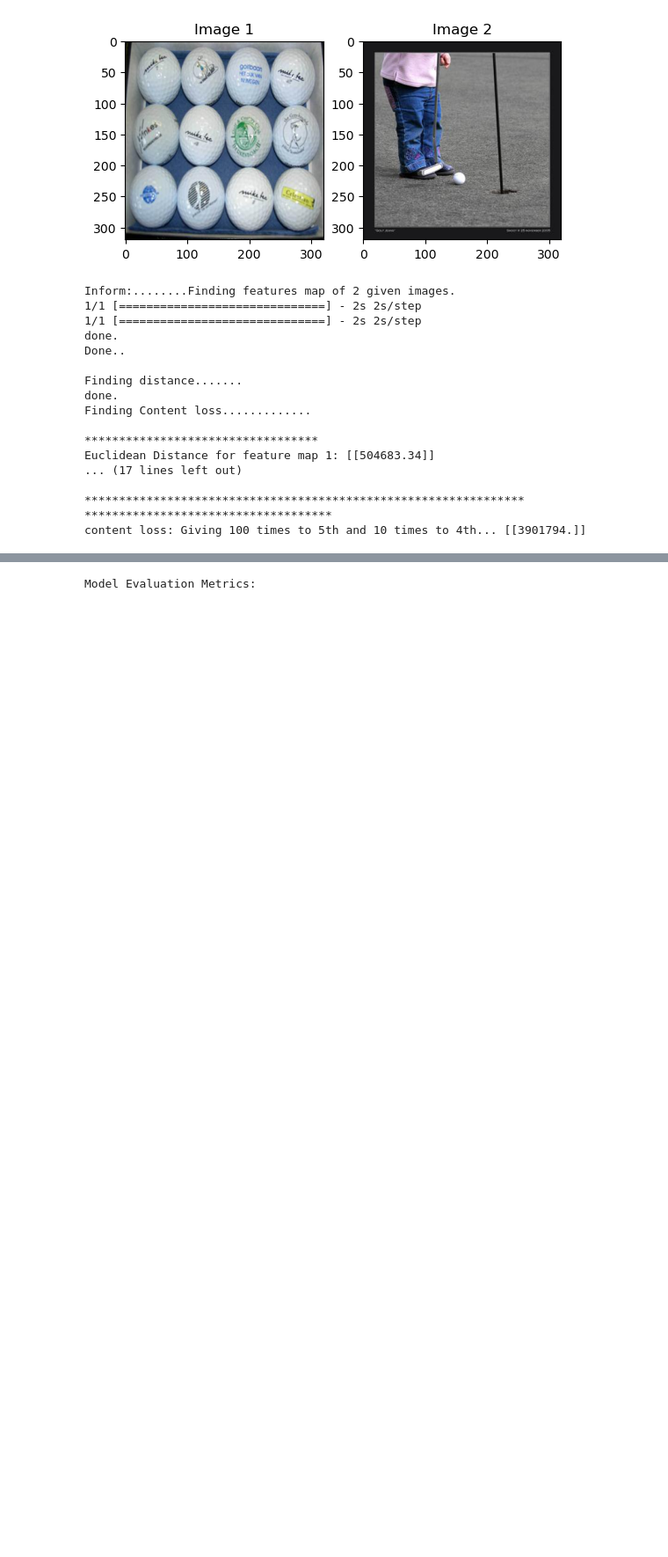
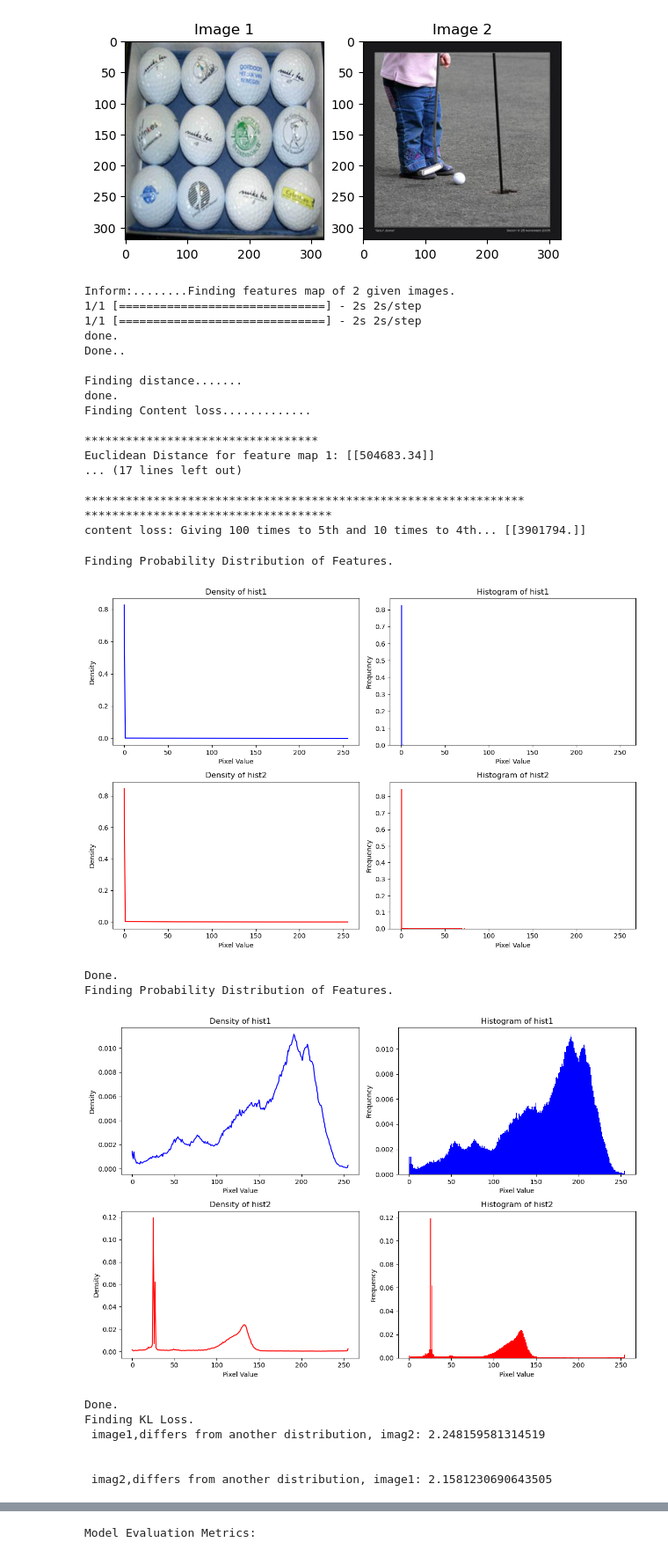
Before and after one commit to asjad895/Federated-Learning, a Jupyter notebook: Content Loss.ipynb, the cells around one changed output, grey strips where cells are left out. Shown at 88% size. Saved outputs shown, nothing was run; the diff lists cells and outputs as text; code cells hidden in the pictures; blank space fills up the shorter version.

```diff
--- a/Content Loss.ipynb
+++ b/Content Loss.ipynb
@@ -68,7 +120,8 @@ class Model:
 # %%
-class ContentLoss(Model):
+class ContentLoss(Model,KL_LOSS):
     def __init__(self,imag1,image2,model):
         self.model=model
+        super().__init__(self.model)
         self.image1=image1
         self.image2=image2
         self.__list_fm1=None
@@ -76,6 +129,7 @@ class ContentLoss(Model):
         self.euclidean=[]
         self.cosine=[]
         self.contentloss=[]
+        self.kl_loss = KL_LOSS()
 
     def preprocess(self):
         array1 = np.array(self.image1)
@@ -121,6 +175,11 @@ class ContentLoss(Model):
             print("****************************************************************")
         print("************************************")
         print("content loss: Giving 100 times to 5th and 10 times to 4th...",100*self.euclidean[4]+10*self.euclidean[3])
+
+    def kl(self):
+        self.kl_loss.hist(self.__list_fm1[4],self.__list_fm2[4])
+        self.kl_loss.hist(self.image1,self.image2)
+        self.kl_loss.kl_Loss()
 # %%
 image1 = x_train[9]
 image2 = x_train[24]
@@ -156,6 +216,20 @@ Euclidean Distance for feature map 1: [[504683.34]]
 ****************************************************************
 ************************************
 content loss: Giving 100 times to 5th and 10 times to 4th... [[3901794.]]
+# %%
+cl.kl()
+# %% [output]
+Finding Probability Distribution of Features.
+[figure, added]
+Done.
+Finding Probability Distribution of Features.
+[figure, added]
+Done.
+Finding KL Loss.
+ image1,differs from another distribution, imag2: 2.248159581314519
+
+
+ imag2,differs from another distribution, image1: 2.1581230690643505
 # %%
 # image1 = x_train[9]
 # image2 = x_train[9]
```
Also changed, not shown: parts of 10 cells of this notebook.
